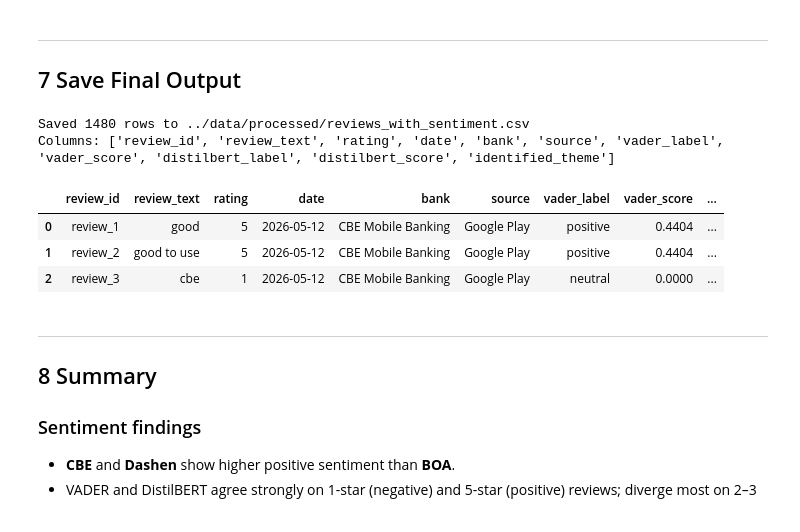
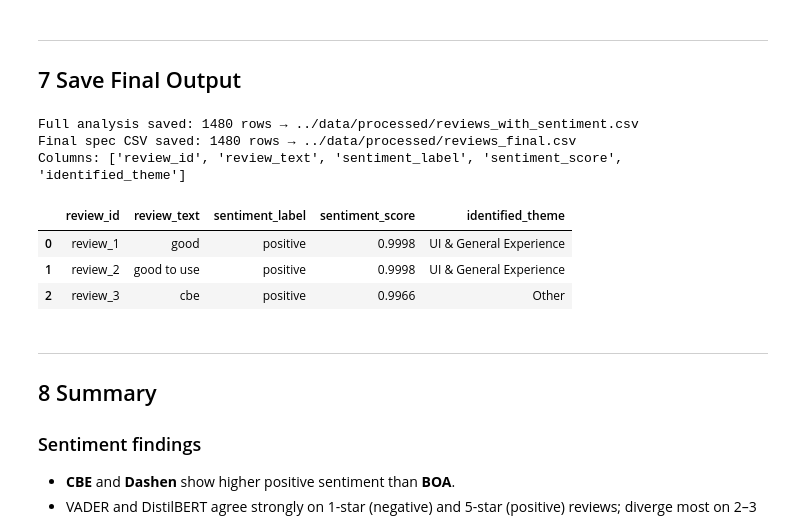
Before and after one commit to KalkidanAsfaw/fintech-review-analytics, a Jupyter notebook: notebooks/sentiment_analysis.ipynb, the cells around one changed output. Saved outputs shown, nothing was run; the diff lists cells and outputs as text; code cells hidden in the pictures.

```diff
--- a/notebooks/sentiment_analysis.ipynb
+++ b/notebooks/sentiment_analysis.ipynb
@@ -125,0 +137,15 @@ Name: count, dtype: int64
+# %%
+from src.nlp_pipeline import tokenize, remove_stopwords, lemmatize, run_pipeline, process_dataframe
+
+# demonstrate each step on a sample review
+sample = "The app keeps crashing whenever I try to transfer money!!"
+print(f"Original  : {sample}")
+print(f"Tokens    : {tokenize(sample)}")
+print(f"No stops  : {remove_stopwords(tokenize(sample))}")
+print(f"Lemmatized: {lemmatize(remove_stopwords(tokenize(sample)))}")
+print(f"Pipeline  : '{run_pipeline(sample)}'")
+
+# apply to full dataframe
+df = process_dataframe(df, text_col='review', output_col='processed_text', use_lemmatization=True)
+print(f"\nAdded 'processed_text' column. Sample:")
+print(df[['review', 'processed_text']].head(5).to_string())
@@ -423,7 +462,8 @@ These cannot be reliably classified by keyword matching without a multilingual m
 # %%
 from src.theme_analyzer import analyze_themes, get_top_keywords
 
-df = analyze_themes(df, text_col='review')
+# theme assignment uses processed_text (lemmatized, stopwords removed)
+df = analyze_themes(df, text_col='processed_text')
 
 print('=== Theme distribution (all banks) ===')
 print(df['identified_theme'].value_counts())
@@ -477,24 +535,36 @@ plt.show()
 ---
 ## 7  Save Final Output
 # %%
+# Full analysis file (all columns)
 output_cols = [
-    'review_id', 'review', 'rating', 'date', 'bank', 'source',
+    'review_id', 'review', 'processed_text', 'rating', 'date', 'bank', 'source',
     'vader_label', 'vader_score',
     'distilbert_label', 'distilbert_score',
     'identified_theme',
 ]
-out = df[output_cols].rename(columns={'review': 'review_text'})
-out.to_csv(OUTPUT_PATH, index=False)
-print(f'Saved {len(out)} rows to {OUTPUT_PATH}')
-print(f'Columns: {list(out.columns)}')
-out.head(3)
+full = df[output_cols].rename(columns={'review': 'review_text'})
+full.to_csv(OUTPUT_PATH, index=False)
+print(f'Full analysis saved: {len(full)} rows → {OUTPUT_PATH}')
+
+# 5-column spec output
+FINAL_PATH = '../data/processed/reviews_final.csv'
+final = df.rename(columns={
+    'review':           'review_text',
+    'distilbert_label': 'sentiment_label',
+    'distilbert_score': 'sentiment_score',
+})[['review_id', 'review_text', 'sentiment_label', 'sentiment_score', 'identified_theme']]
+final.to_csv(FINAL_PATH, index=False)
+print(f'Final spec CSV saved: {len(final)} rows → {FINAL_PATH}')
+print(f'Columns: {list(final.columns)}')
+final.head(3)
 # %% [output]
-Saved 1480 rows to ../data/processed/reviews_with_sentiment.csv
-Columns: ['review_id', 'review_text', 'rating', 'date', 'bank', 'source', 'vader_label', 'vader_score', 'distilbert_label', 'distilbert_score', 'identified_theme']
+Full analysis saved: 1480 rows → ../data/processed/reviews_with_sentiment.csv
+Final spec CSV saved: 1480 rows → ../data/processed/reviews_final.csv
+Columns: ['review_id', 'review_text', 'sentiment_label', 'sentiment_score', 'identified_theme']
-|  | review_id | review_text | rating | date | bank | source | vader_label | vader_score | ... |
-| 0 | review_1 | good | 5 | 2026-05-12 | CBE Mobile Banking | Google Play | positive | 0.4404 | ... |
-| 1 | review_2 | good to use | 5 | 2026-05-12 | CBE Mobile Banking | Google Play | positive | 0.4404 | ... |
-| 2 | review_3 | cbe | 1 | 2026-05-12 | CBE Mobile Banking | Google Play | neutral | 0.0000 | ... |
+|  | review_id | review_text | sentiment_label | sentiment_score | identified_theme |
+| 0 | review_1 | good | positive | 0.9998 | UI & General Experience |
+| 1 | review_2 | good to use | positive | 0.9998 | UI & General Experience |
+| 2 | review_3 | cbe | positive | 0.9966 | Other |
 # %% [markdown]
 ---
 ## 8  Summary
```
Also changed, not shown: parts of 11 cells of this notebook.
